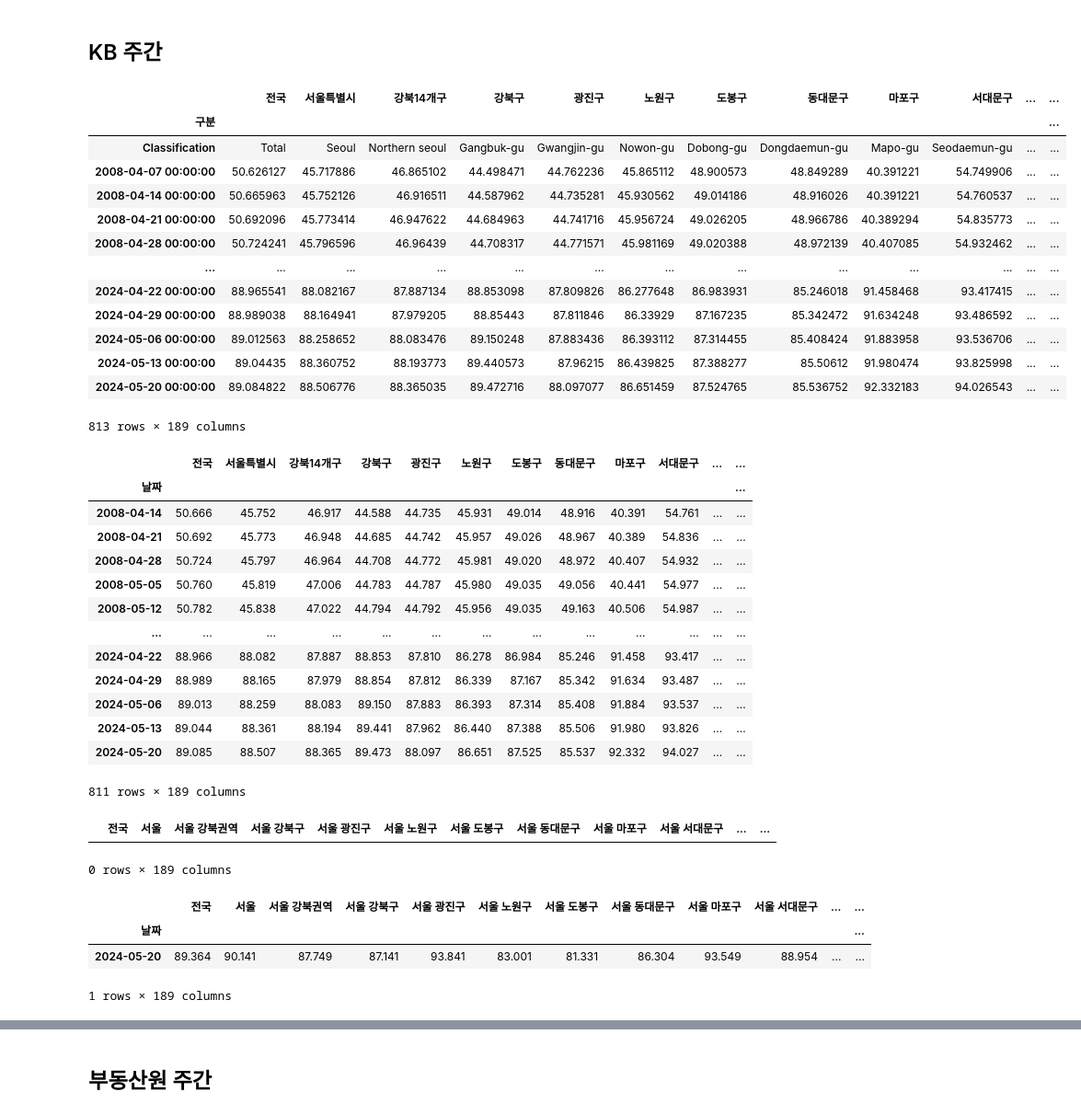
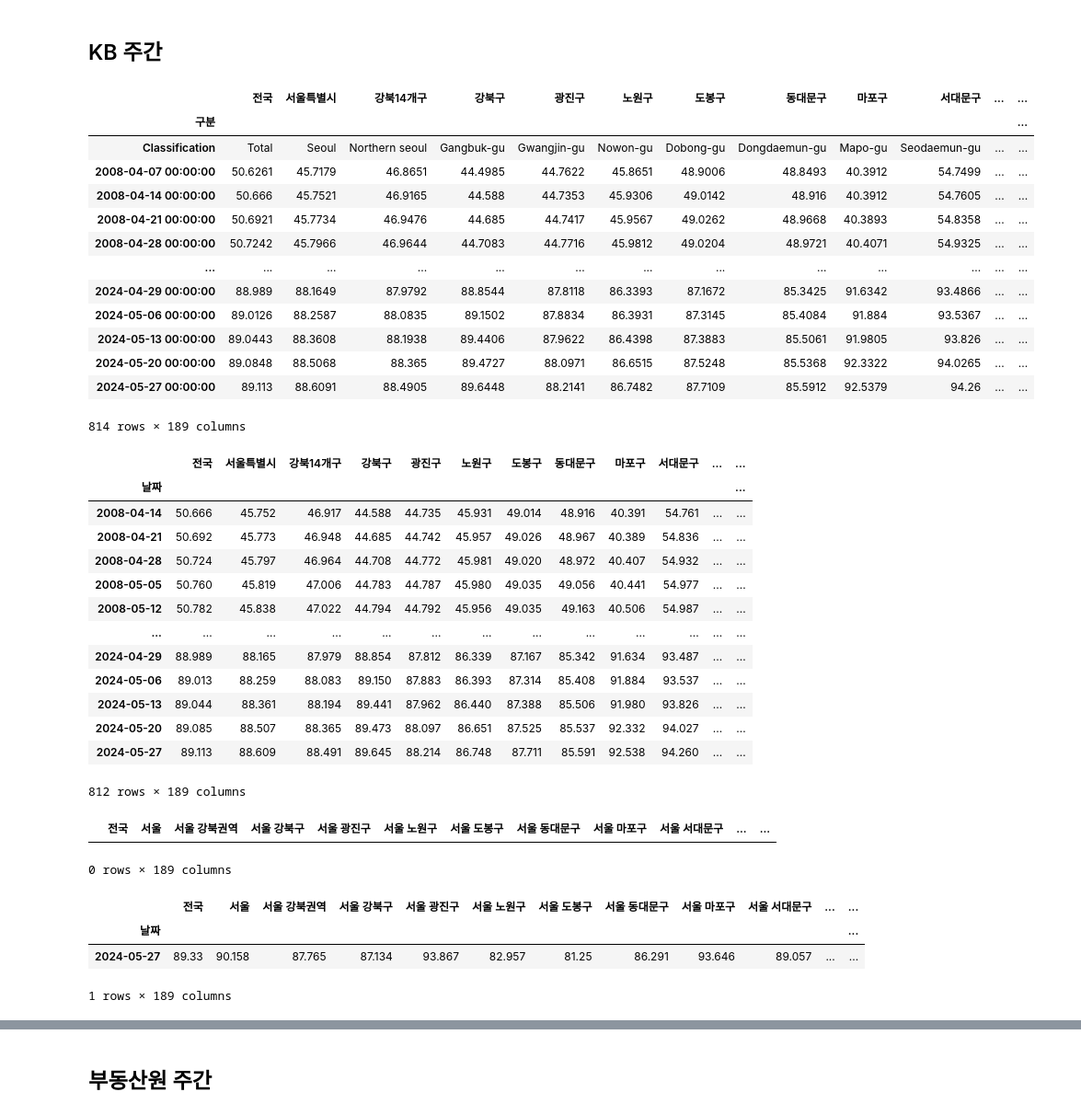
Before and after one commit to sizipusx/fundamental, a Jupyter notebook: jupyterlab/주간 부동산 업데이트.ipynb, the cells around one changed output, grey strips where cells are left out. Shown at 92% size. Cells and saved outputs as stored; diff of their text form; code cells hidden in the pictures.

```diff
--- a/jupyterlab/주간 부동산 업데이트.ipynb
+++ b/jupyterlab/주간 부동산 업데이트.ipynb
@@ -14,26 +14,26 @@ conn = sqlite3.connect('C://Users/sizip/Documents/GitHub/weekly_house.db')
 ## KB 주간
 # %%
 # 연결 1
-file_path = "C://Users/user/OneDriveData/개인/data/부동산 기본 파일/20240527_주간시계열.xlsx"
+file_path = "C://Users/sizip/OneDriveData/개인/data/부동산 기본 파일/20240527_주간시계열.xlsx"
 kbm_dict = pd.ExcelFile(file_path)
 mdf = kbm_dict.parse("3.매매지수", skiprows=1, index_col=0, parse_dates=True)
 jdf = kbm_dict.parse("4.전세지수", skiprows=1, index_col=0, parse_dates=True)
 jdf
 # %% [output]
 |  | 전국 | 서울특별시 | 강북14개구 | 강북구 | 광진구 | 노원구 | 도봉구 | 동대문구 | 마포구 | 서대문구 | ... | ... |
 | 구분 |  |  |  |  |  |  |  |  |  |  |  | ... |
 | Classification | Total | Seoul | Northern seoul | Gangbuk-gu | Gwangjin-gu | Nowon-gu | Dobong-gu | Dongdaemun-gu | Mapo-gu | Seodaemun-gu | ... | ... |
-| 2008-04-07 00:00:00 | 50.626127 | 45.717886 | 46.865102 | 44.498471 | 44.762236 | 45.865112 | 48.900573 | 48.849289 | 40.391221 | 54.749906 | ... | ... |
-| 2008-04-14 00:00:00 | 50.665963 | 45.752126 | 46.916511 | 44.587962 | 44.735281 | 45.930562 | 49.014186 | 48.916026 | 40.391221 | 54.760537 | ... | ... |
-| 2008-04-21 00:00:00 | 50.692096 | 45.773414 | 46.947622 | 44.684963 | 44.741716 | 45.956724 | 49.026205 | 48.966786 | 40.389294 | 54.835773 | ... | ... |
-| 2008-04-28 00:00:00 | 50.724241 | 45.796596 | 46.96439 | 44.708317 | 44.771571 | 45.981169 | 49.020388 | 48.972139 | 40.407085 | 54.932462 | ... | ... |
+| 2008-04-07 00:00:00 | 50.6261 | 45.7179 | 46.8651 | 44.4985 | 44.7622 | 45.8651 | 48.9006 | 48.8493 | 40.3912 | 54.7499 | ... | ... |
+| 2008-04-14 00:00:00 | 50.666 | 45.7521 | 46.9165 | 44.588 | 44.7353 | 45.9306 | 49.0142 | 48.916 | 40.3912 | 54.7605 | ... | ... |
+| 2008-04-21 00:00:00 | 50.6921 | 45.7734 | 46.9476 | 44.685 | 44.7417 | 45.9567 | 49.0262 | 48.9668 | 40.3893 | 54.8358 | ... | ... |
+| 2008-04-28 00:00:00 | 50.7242 | 45.7966 | 46.9644 | 44.7083 | 44.7716 | 45.9812 | 49.0204 | 48.9721 | 40.4071 | 54.9325 | ... | ... |
 | ... | ... | ... | ... | ... | ... | ... | ... | ... | ... | ... | ... | ... |
-| 2024-04-22 00:00:00 | 88.965541 | 88.082167 | 87.887134 | 88.853098 | 87.809826 | 86.277648 | 86.983931 | 85.246018 | 91.458468 | 93.417415 | ... | ... |
-| 2024-04-29 00:00:00 | 88.989038 | 88.164941 | 87.979205 | 88.85443 | 87.811846 | 86.33929 | 87.167235 | 85.342472 | 91.634248 | 93.486592 | ... | ... |
-| 2024-05-06 00:00:00 | 89.012563 | 88.258652 | 88.083476 | 89.150248 | 87.883436 | 86.393112 | 87.314455 | 85.408424 | 91.883958 | 93.536706 | ... | ... |
-| 2024-05-13 00:00:00 | 89.04435 | 88.360752 | 88.193773 | 89.440573 | 87.96215 | 86.439825 | 87.388277 | 85.50612 | 91.980474 | 93.825998 | ... | ... |
-| 2024-05-20 00:00:00 | 89.084822 | 88.506776 | 88.365035 | 89.472716 | 88.097077 | 86.651459 | 87.524765 | 85.536752 | 92.332183 | 94.026543 | ... | ... |
+| 2024-04-29 00:00:00 | 88.989 | 88.1649 | 87.9792 | 88.8544 | 87.8118 | 86.3393 | 87.1672 | 85.3425 | 91.6342 | 93.4866 | ... | ... |
+| 2024-05-06 00:00:00 | 89.0126 | 88.2587 | 88.0835 | 89.1502 | 87.8834 | 86.3931 | 87.3145 | 85.4084 | 91.884 | 93.5367 | ... | ... |
+| 2024-05-13 00:00:00 | 89.0443 | 88.3608 | 88.1938 | 89.4406 | 87.9622 | 86.4398 | 87.3883 | 85.5061 | 91.9805 | 93.826 | ... | ... |
+| 2024-05-20 00:00:00 | 89.0848 | 88.5068 | 88.365 | 89.4727 | 88.0971 | 86.6515 | 87.5248 | 85.5368 | 92.3322 | 94.0265 | ... | ... |
+| 2024-05-27 00:00:00 | 89.113 | 88.6091 | 88.4905 | 89.6448 | 88.2141 | 86.7482 | 87.7109 | 85.5912 | 92.5379 | 94.26 | ... | ... |
-813 rows × 189 columns
+814 rows × 189 columns
 # %%
 mdf = mdf.iloc[2:mdf['전국'].count()]
 mdf.index.name="날짜"
@@ -53,12 +53,12 @@ jdf
 | 2008-05-05 | 50.760 | 45.819 | 47.006 | 44.783 | 44.787 | 45.980 | 49.035 | 49.056 | 40.441 | 54.977 | ... | ... |
 | 2008-05-12 | 50.782 | 45.838 | 47.022 | 44.794 | 44.792 | 45.956 | 49.035 | 49.163 | 40.506 | 54.987 | ... | ... |
 | ... | ... | ... | ... | ... | ... | ... | ... | ... | ... | ... | ... | ... |
-| 2024-04-22 | 88.966 | 88.082 | 87.887 | 88.853 | 87.810 | 86.278 | 86.984 | 85.246 | 91.458 | 93.417 | ... | ... |
 | 2024-04-29 | 88.989 | 88.165 | 87.979 | 88.854 | 87.812 | 86.339 | 87.167 | 85.342 | 91.634 | 93.487 | ... | ... |
 | 2024-05-06 | 89.013 | 88.259 | 88.083 | 89.150 | 87.883 | 86.393 | 87.314 | 85.408 | 91.884 | 93.537 | ... | ... |
 | 2024-05-13 | 89.044 | 88.361 | 88.194 | 89.441 | 87.962 | 86.440 | 87.388 | 85.506 | 91.980 | 93.826 | ... | ... |
 | 2024-05-20 | 89.085 | 88.507 | 88.365 | 89.473 | 88.097 | 86.651 | 87.525 | 85.537 | 92.332 | 94.027 | ... | ... |
+| 2024-05-27 | 89.113 | 88.609 | 88.491 | 89.645 | 88.214 | 86.748 | 87.711 | 85.591 | 92.538 | 94.260 | ... | ... |
-811 rows × 189 columns
+812 rows × 189 columns
 # %%
 header = header_excel.parse('KB')
 header
@@ -74,7 +74,7 @@ mlast_row
 # %% [output]
 |  | 전국 | 서울 | 서울 강북권역 | 서울 강북구 | 서울 광진구 | 서울 노원구 | 서울 도봉구 | 서울 동대문구 | 서울 마포구 | 서울 서대문구 | ... | ... |
 | 날짜 |  |  |  |  |  |  |  |  |  |  |  | ... |
-| 2024-05-20 | 89.364 | 90.141 | 87.749 | 87.141 | 93.841 | 83.001 | 81.331 | 86.304 | 93.549 | 88.954 | ... | ... |
+| 2024-05-27 | 89.33 | 90.158 | 87.765 | 87.134 | 93.867 | 82.957 | 81.25 | 86.291 | 93.646 | 89.057 | ... | ... |
 1 rows × 189 columns
 # %%
 mlast_row.to_sql("kbm", conn, if_exists="append")
```
Also changed, not shown: parts of 20 cells of this notebook, 1 other file.
